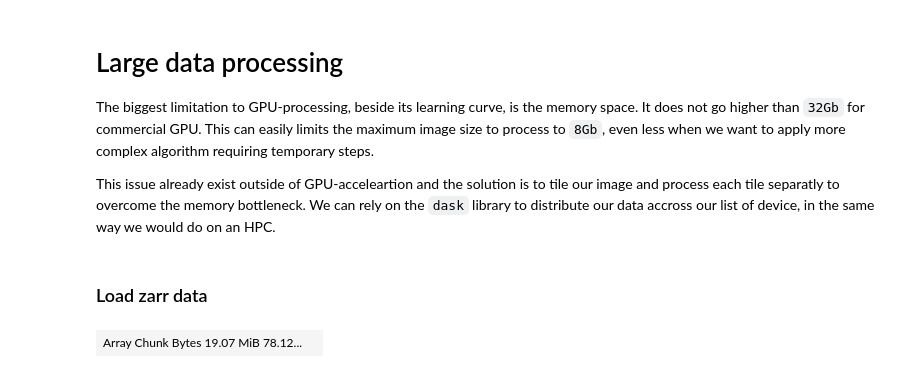
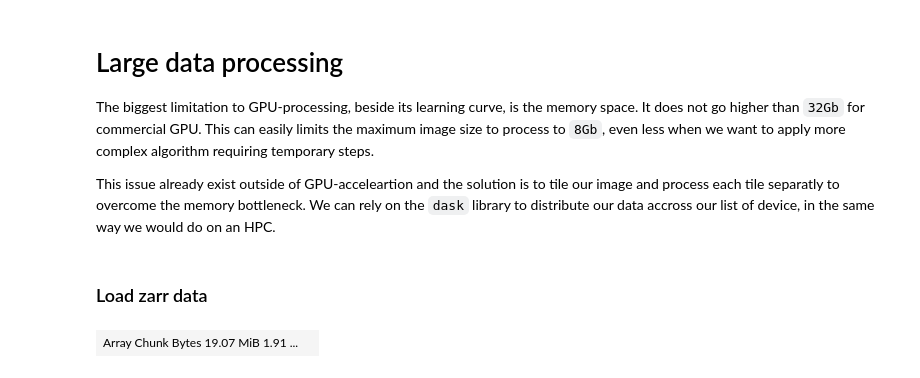
Before and after one commit to Image-Analysis-Hub/Pasteur-BioImage-Analysis-Course-2025, a Jupyter notebook: Analyst/Day5/4_multi-gpu_tile_processing.ipynb, the cells around one changed output. Cells and saved outputs as stored; diff of their text form; code cells hidden in the pictures.

```diff
--- a/Analyst/Day5/4_multi-gpu_tile_processing.ipynb
+++ b/Analyst/Day5/4_multi-gpu_tile_processing.ipynb
@@ -32,9 +38,9 @@ zarray = zarr.array(image, chunks=chunk_size, compressor=compressor)
 zarr_filename = './P1_H_C3H_M004_17-cropped.zarr'
 zarr.convenience.save(zarr_filename, zarray)
 # %%
-# darray = da.random.random((30, 20000, 20000), chunks=(30, 200, 200))
-darray = da.from_zarr(zarr_filename, chunks=(2, 200, 200), name='zarray', compressor=compressor)
+# darray = da.random.random((2, 20000, 20000), chunks=(2, 1000, 1000))
+darray = da.from_zarr(zarr_filename, chunks=(2, 1000, 1000), name='zarray', compressor=compressor)
 darray
 # %% [output]
-| Array Chunk Bytes 19.07 MiB 78.12... |  |
+| Array Chunk Bytes 19.07 MiB 1.91 ... |  |
 # %%
```
Also changed, not shown: parts of 19 cells of this notebook, 9 other files.
